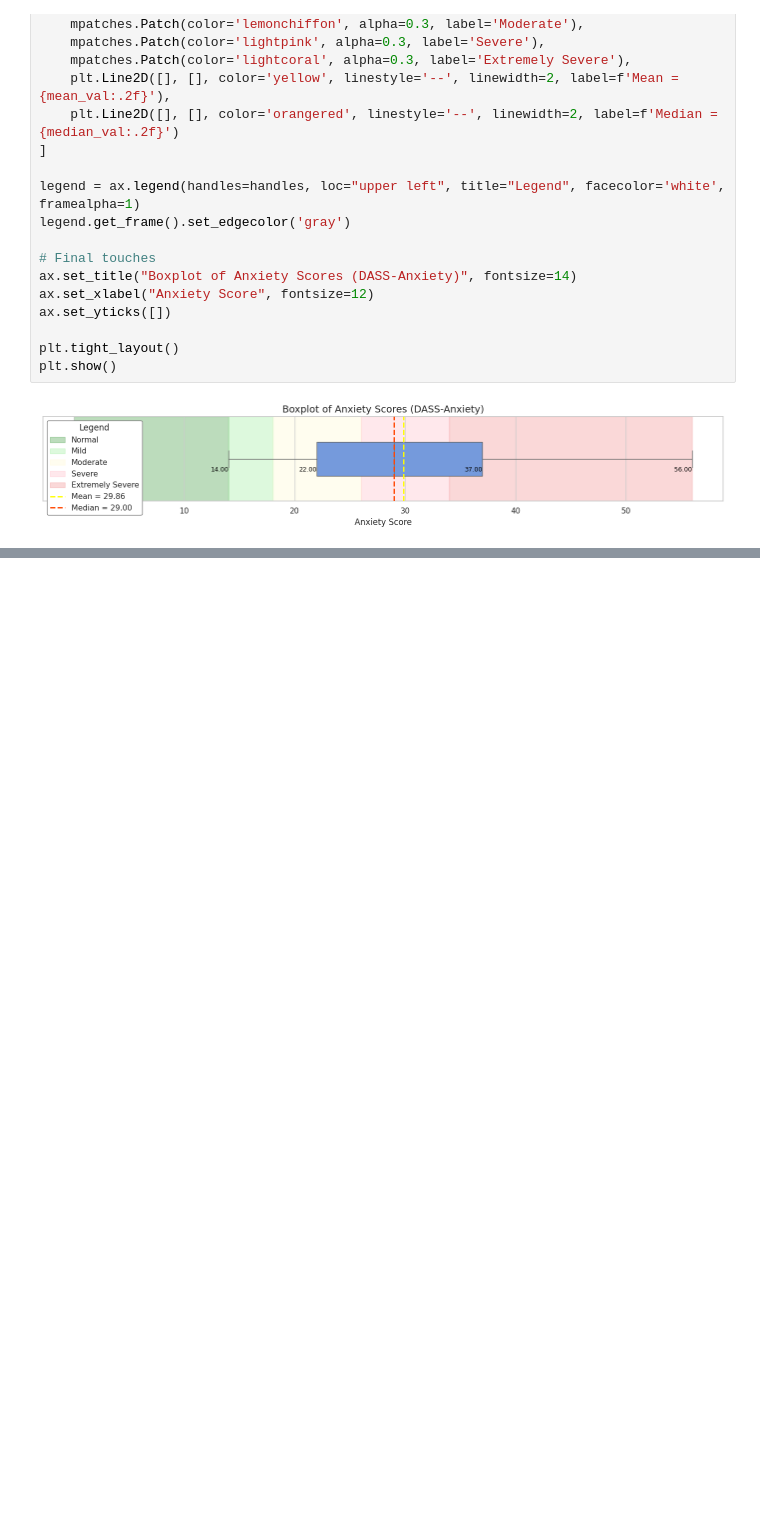
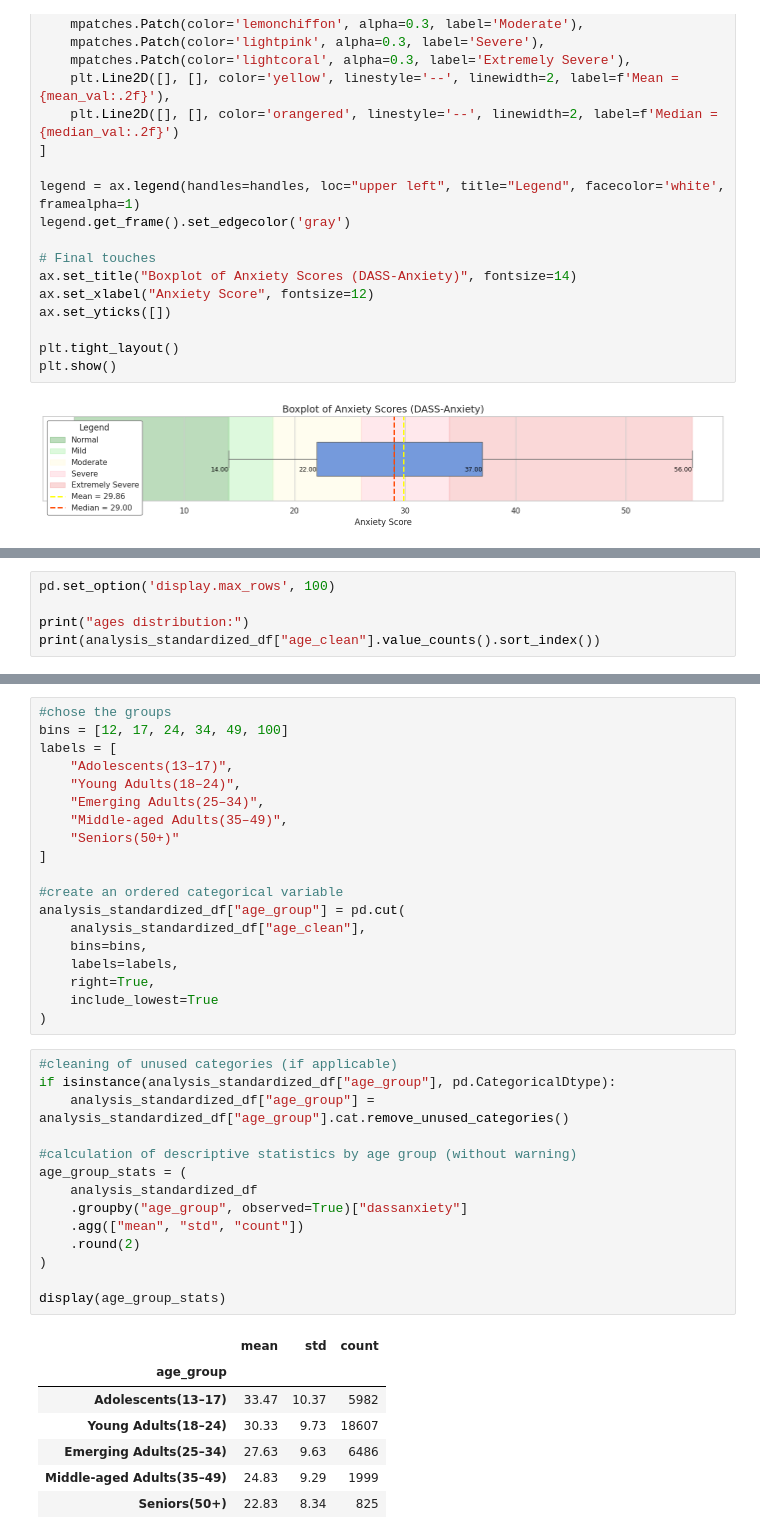
Before and after one commit to vrelvape/individual-project-mental-health, a Jupyter notebook: notebooks/01_exploration.ipynb, the cells around one changed output, grey strips where cells are left out. Saved outputs shown, nothing was run; the diff lists cells and outputs as text; blank space fills up the shorter version.

```diff
--- a/notebooks/01_exploration.ipynb
+++ b/notebooks/01_exploration.ipynb
@@ -986,0 +913,5 @@ Test ANOVA: F = 342.91, p = 0.0000
+# %%
+pd.set_option('display.max_rows', 100)
+
+print("ages distribution:")
+print(analysis_standardized_df["age_clean"].value_counts().sort_index())
@@ -986,0 +936,41 @@ Test ANOVA: F = 342.91, p = 0.0000
+# %%
+#chose the groups
+bins = [12, 17, 24, 34, 49, 100]
+labels = [
+    "Adolescents(13–17)",
+    "Young Adults(18–24)",
+    "Emerging Adults(25–34)",
+    "Middle-aged Adults(35–49)",
+    "Seniors(50+)"
+]
+
+#create an ordered categorical variable
+analysis_standardized_df["age_group"] = pd.cut(
+    analysis_standardized_df["age_clean"],
+    bins=bins,
+    labels=labels,
+    right=True,
+    include_lowest=True
+)
+# %%
+#cleaning of unused categories (if applicable)
+if isinstance(analysis_standardized_df["age_group"], pd.CategoricalDtype):
+    analysis_standardized_df["age_group"] = analysis_standardized_df["age_group"].cat.remove_unused_categories()
+
+#calculation of descriptive statistics by age group (without warning)
+age_group_stats = (
+    analysis_standardized_df
+    .groupby("age_group", observed=True)["dassanxiety"]
+    .agg(["mean", "std", "count"])
+    .round(2)
+)
+
+display(age_group_stats)
+# %% [output]
+|  | mean | std | count |
+| age_group |  |  |  |
+| Adolescents(13–17) | 33.47 | 10.37 | 5982 |
+| Young Adults(18–24) | 30.33 | 9.73 | 18607 |
+| Emerging Adults(25–34) | 27.63 | 9.63 | 6486 |
+| Middle-aged Adults(35–49) | 24.83 | 9.29 | 1999 |
+| Seniors(50+) | 22.83 | 8.34 | 825 |
```
Also changed, not shown: parts of 20 cells of this notebook.
